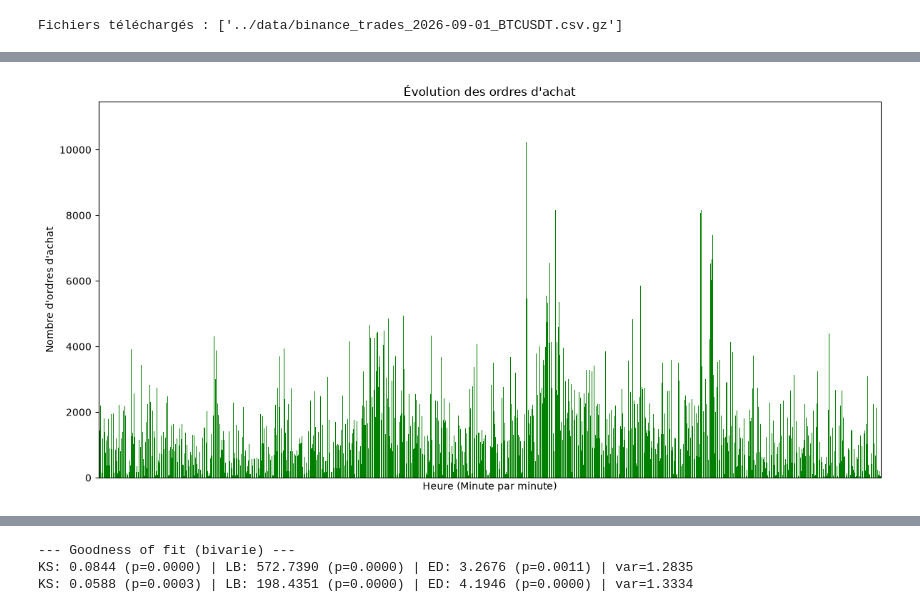
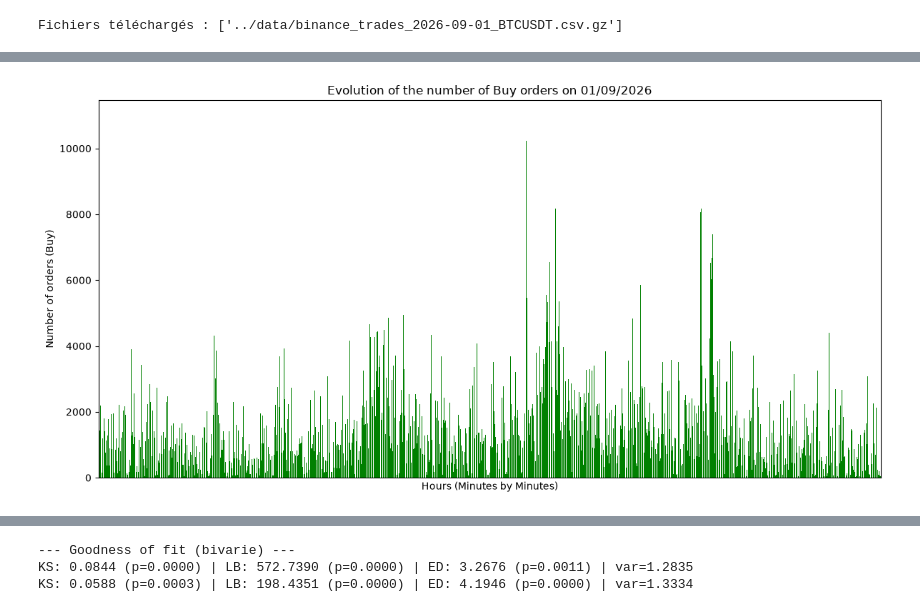
Before and after one commit to Maxime-Skryma/Spread_Crypto, a Jupyter notebook: notebooks/BTC_Hawkes.ipynb, the cells around one changed output, grey strips where cells are left out. Saved outputs shown, nothing was run; the diff lists cells and outputs as text; code cells hidden in the pictures.

```diff
--- a/notebooks/BTC_Hawkes.ipynb
+++ b/notebooks/BTC_Hawkes.ipynb
@@ -126,16 +126,19 @@ df_bar['timestamp'] = pd.to_datetime(df_bar['timestamp'], unit='us')
 df_bar.set_index('timestamp', inplace=True)
 
 df_bar['buy'] = (df_bar['side'] == 'buy').astype(int)
+df_bar['sell'] = (df_bar['side'] == 'sell').astype(int)
+
 
 df_buy_binned = df_bar['buy'].resample('1min').sum()
+df_sell_binned = df_bar['sell'].resample('1min').sum()
 # %%
 df_buy_binned.plot(kind='bar', figsize=(12, 6), color='green', width=0.8)
 
 plt.xticks([])
-plt.xlabel("Heure (Minute par minute)")
-plt.ylabel("Nombre d'ordres d'achat")
-plt.title("Évolution des ordres d'achat")
+plt.xlabel("Hours (Minutes by Minutes)")
+plt.ylabel("Number of orders (Buy)")
+plt.title("Evolution of the number of Buy orders on 01/09/2026")
 plt.tight_layout()
 plt.show()
 # %% [output]
-[figure, old version]
+[figure, new version]
```
Also changed, not shown: parts of 5 cells of this notebook, 4 other files.
